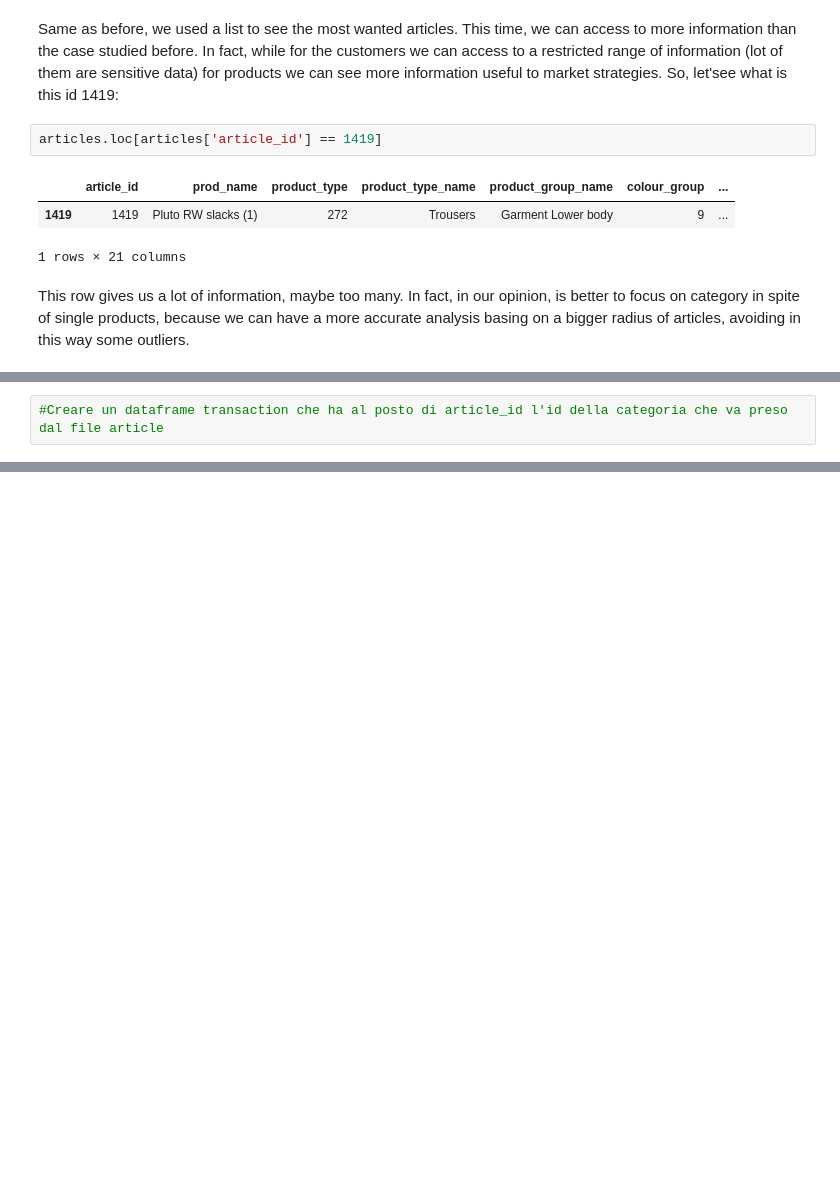
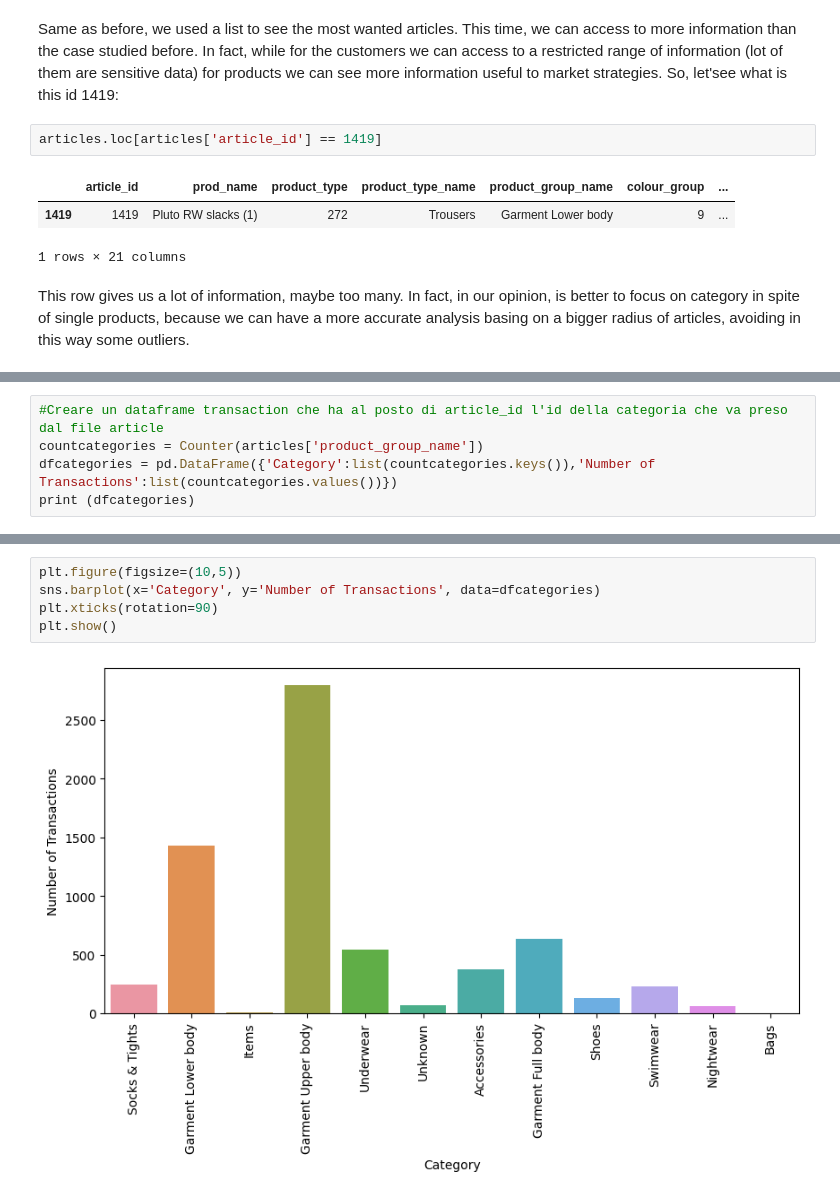
Before and after one commit to alessiabresolin/275601, a Jupyter notebook: project.ipynb, the cells around one changed output, grey strips where cells are left out. Saved outputs shown, nothing was run; the diff lists cells and outputs as text; blank space fills up the shorter version.

```diff
--- a/project.ipynb
+++ b/project.ipynb
@@ -463,2 +498,5 @@ In fact, in our opinion, is better to focus on category in spite of single produ
 # %%
 #Creare un dataframe transaction che ha al posto di article_id l'id della categoria che va preso dal file article
+countcategories = Counter(articles['product_group_name'])
+dfcategories = pd.DataFrame({'Category':list(countcategories.keys()),'Number of Transactions':list(countcategories.values())})
+print (dfcategories)
@@ -464,0 +526,7 @@ In fact, in our opinion, is better to focus on category in spite of single produ
+# %%
+plt.figure(figsize=(10,5))
+sns.barplot(x='Category', y='Number of Transactions', data=dfcategories)
+plt.xticks(rotation=90)
+plt.show()
+# %% [output]
+[figure, added]
```
Also changed, not shown: parts of 6 cells of this notebook.
